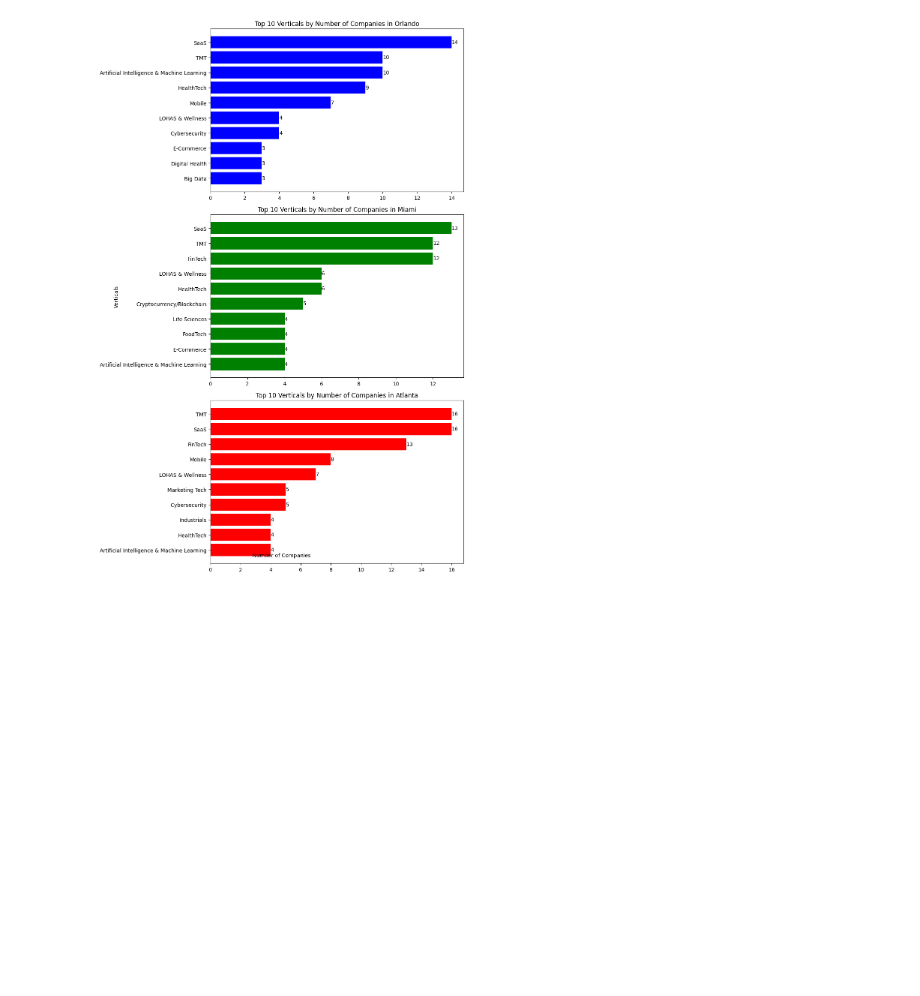
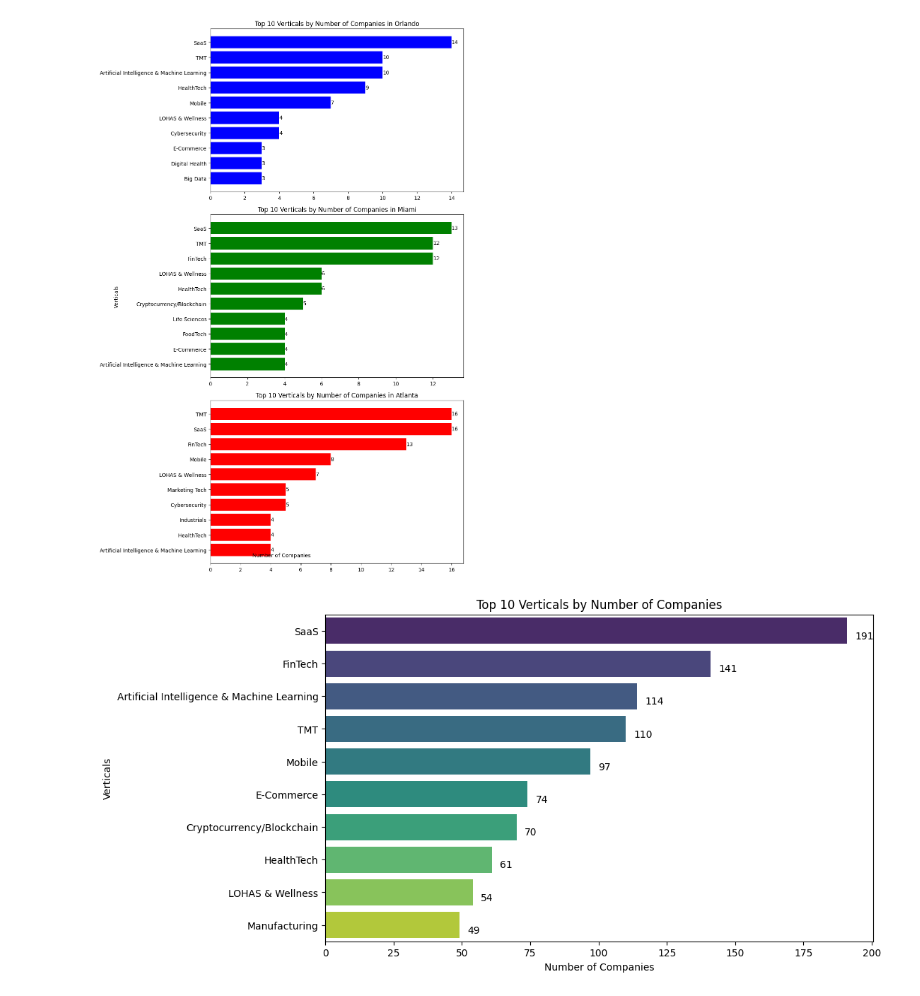
Before and after one commit to brhnsebin/asg3, a Jupyter notebook: selected-core-tech-area.ipynb, the cells around one changed output. Cells and saved outputs as stored; diff of their text form; code cells hidden in the pictures; blank space fills up the shorter version.

Commit message:
Kaggle Notebook | Selected Core Tech Area | Version 10

```diff
--- a/selected-core-tech-area.ipynb
+++ b/selected-core-tech-area.ipynb
@@ -238,3 +238,45 @@ plt.tight_layout()
 plt.show()
 # %% [output]
 [figure]
+# %%
+import pandas as pd
+
+# Load the Excel file
+file_path = "/kaggle/input/miamicompanies/Miami Companies who raised since 2020.xlsx"
+data = pd.read_excel(file_path)
+
+data = pd.read_excel(file_path, skiprows=7)
+
+data.columns = data.iloc[0]
+
+# Remove the first row from the data
+data = data.iloc[1:]
+
+# Split the 'Verticals' column into separate verticals
+verticals_split = data['Verticals'].dropna().str.split(',', expand=True).stack().str.strip()
+
+# Count the number of companies in each vertical
+vertical_counts_split = verticals_split.value_counts()
+
+# Display the top 10 verticals with the highest number of companies
+top_10_verticals_split = vertical_counts_split.head(10)
+
+
+import matplotlib.pyplot as plt
+import seaborn as sns
+
+
+# Create a bar plot for the top 10 verticals
+plt.figure(figsize=(10, 6))
+sns.barplot(y=top_10_verticals_split.index, x=top_10_verticals_split.values, orient='h', palette='viridis')
+plt.xlabel('Number of Companies')
+plt.ylabel('Verticals')
+plt.title('Top 10 Verticals by Number of Companies')
+
+# Adding data labels
+for i, v in enumerate(top_10_verticals_split.values):
+    plt.text(v + 3, i + .25, str(v), color='black')
+
+plt.show()
+# %% [output]
+[figure, added]
```
